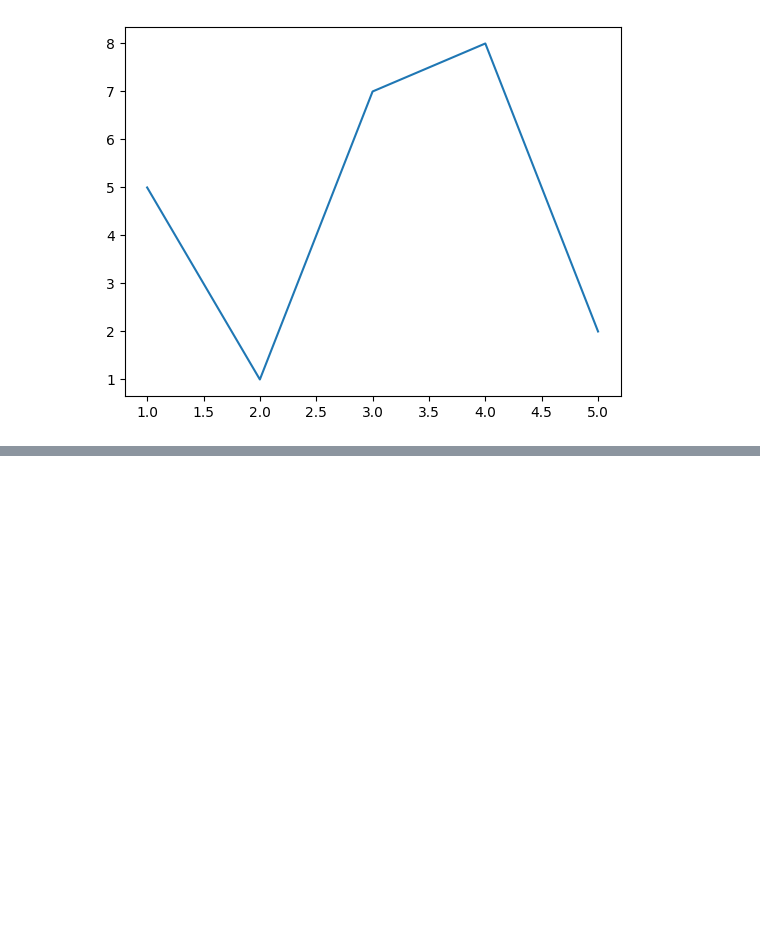
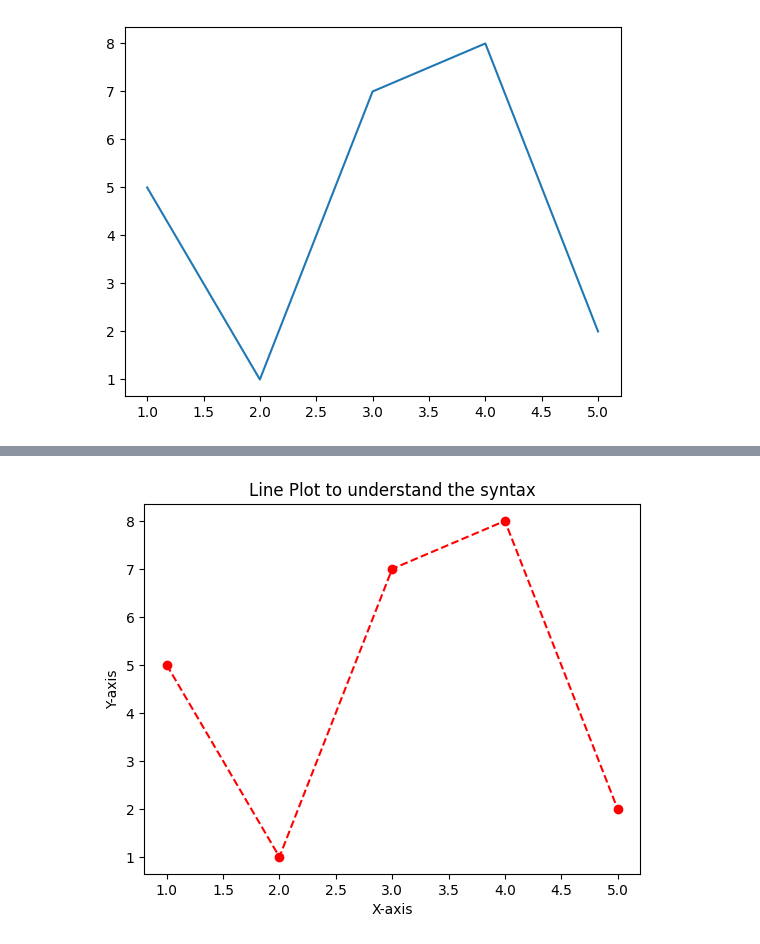
Before and after one commit to pashupatinathvidyarthi/Data-Analytics, a Jupyter notebook: Matplotlib/matplotlib.ipynb, the cells around one changed output, grey strips where cells are left out. Saved outputs shown, nothing was run; the diff lists cells and outputs as text; code cells hidden in the pictures; blank space fills up the shorter version.

```diff
--- a/Matplotlib/matplotlib.ipynb
+++ b/Matplotlib/matplotlib.ipynb
@@ -129,0 +149,8 @@ plt.ylabel('Y-axis')
+# %%
+plt.plot(x,y, color='red',marker='o', linestyle='--')   #To change the color of the line in the plot, we can use the color parameter in the plt.plot() function. By setting color='red', we specify that we want the line to be red. You can choose from a variety of colors such as 'blue', 'green', 'yellow', etc., or you can use hexadecimal color codes for more specific colors. The marker parameter is used to specify the style of the markers that will be used to represent the data points on the plot. By setting marker='o', we specify that we want circular markers for each data point. The linestyle parameter is used to specify the style of the line connecting the data points. By setting linestyle='dashed', we specify that we want a dashed line.
+plt.title('Line Plot to understand the syntax')
+plt.xlabel('X-axis')
+plt.ylabel('Y-axis')
+plt.show()
+# %% [output]
+[figure, added]
```
Also changed, not shown: parts of 5 cells of this notebook.
